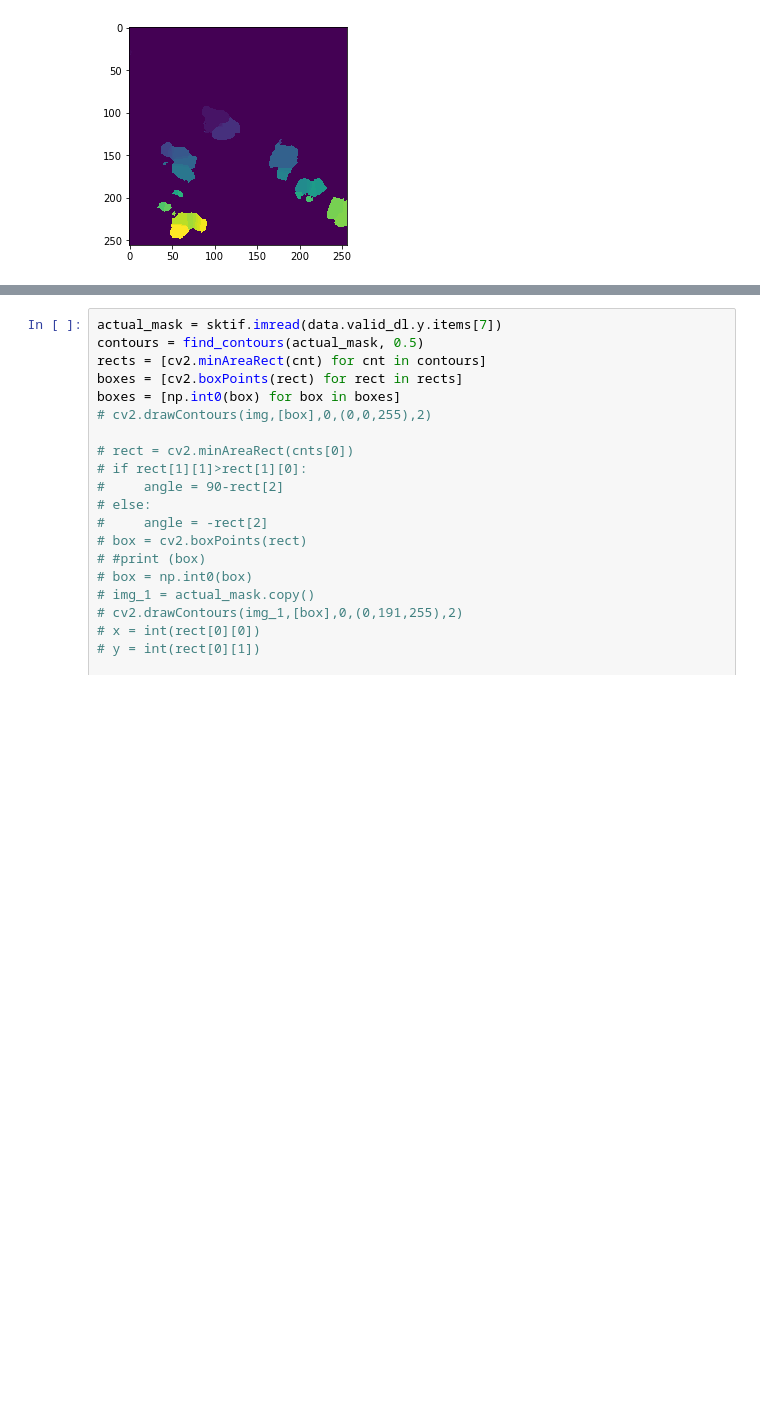
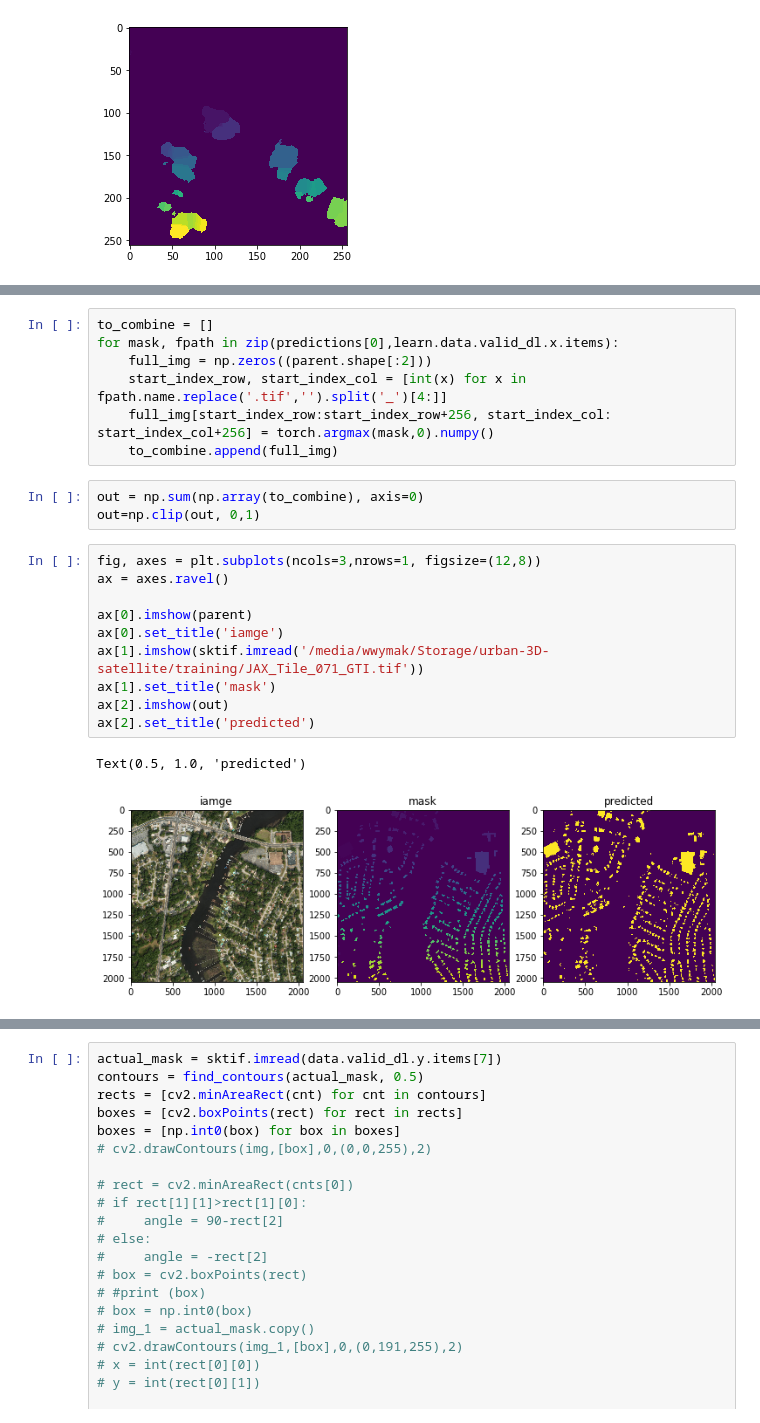
Before and after one commit to wwymak/spacenet-buildings, a Jupyter notebook: segmentation masks to instances.ipynb, the cells around one changed output, grey strips where cells are left out. Saved outputs shown, nothing was run; the diff lists cells and outputs as text; blank space fills up the shorter version.

```diff
--- a/segmentation masks to instances.ipynb
+++ b/segmentation masks to instances.ipynb
@@ -147,0 +241,23 @@ The current problem becomes one of going from segmantation classes to instances
+# %%
+to_combine = []
+for mask, fpath in zip(predictions[0],learn.data.valid_dl.x.items):
+    full_img = np.zeros((parent.shape[:2]))
+    start_index_row, start_index_col = [int(x) for x in fpath.name.replace('.tif','').split('_')[4:]]
+    full_img[start_index_row:start_index_row+256, start_index_col: start_index_col+256] = torch.argmax(mask,0).numpy()
+    to_combine.append(full_img)
+# %%
+out = np.sum(np.array(to_combine), axis=0)
+out=np.clip(out, 0,1)
+# %%
+fig, axes = plt.subplots(ncols=3,nrows=1, figsize=(12,8))
+ax = axes.ravel()
+
+ax[0].imshow(parent)
+ax[0].set_title('iamge')
+ax[1].imshow(sktif.imread('/media/wwymak/Storage/urban-3D-satellite/training/JAX_Tile_071_GTI.tif'))
+ax[1].set_title('mask')
+ax[2].imshow(out)
+ax[2].set_title('predicted')
+# %% [output]
+Text(0.5, 1.0, 'predicted')
+[figure, added]
```
Also changed, not shown: parts of 21 cells of this notebook.
